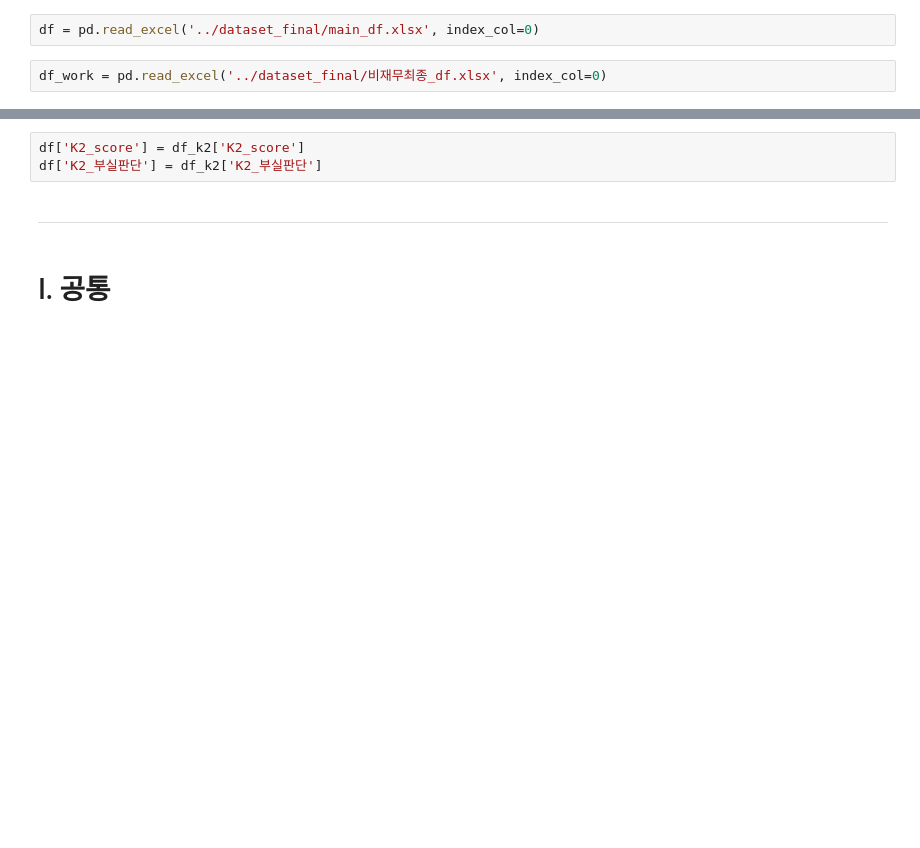
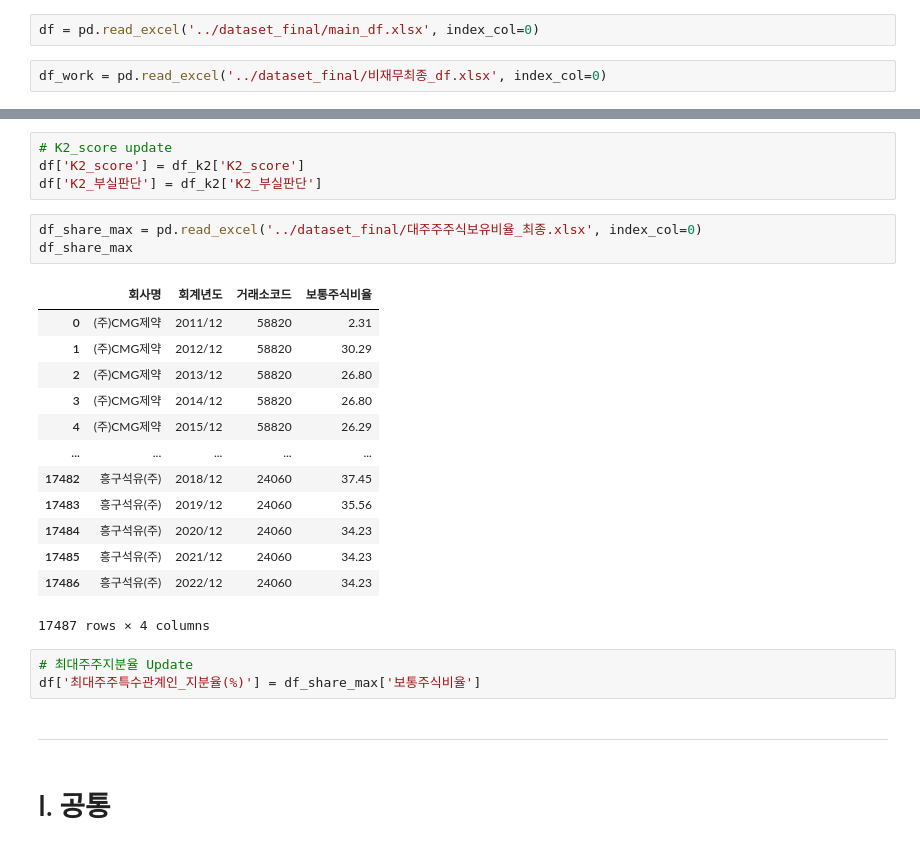
Before and after one commit to ZiNoBae/Hackathon_ubion, a Jupyter notebook: Teamproject_2nd/preprocessing/pre_01.ipynb, the cells around one changed output, grey strips where cells are left out. Cells and saved outputs as stored; diff of their text form; blank space fills up the shorter version.

```diff
--- a/Teamproject_2nd/preprocessing/pre_01.ipynb
+++ b/Teamproject_2nd/preprocessing/pre_01.ipynb
@@ -31,7 +27,28 @@ df_k2
 17487 rows × 9 columns
 # %%
+# K2_score update
 df['K2_score'] = df_k2['K2_score']
 df['K2_부실판단'] = df_k2['K2_부실판단']
+# %%
+df_share_max = pd.read_excel('../dataset_final/대주주주식보유비율_최종.xlsx', index_col=0)
+df_share_max
+# %% [output]
+|  | 회사명 | 회계년도 | 거래소코드 | 보통주식비율 |
+| 0 | (주)CMG제약 | 2011/12 | 58820 | 2.31 |
+| 1 | (주)CMG제약 | 2012/12 | 58820 | 30.29 |
+| 2 | (주)CMG제약 | 2013/12 | 58820 | 26.80 |
+| 3 | (주)CMG제약 | 2014/12 | 58820 | 26.80 |
+| 4 | (주)CMG제약 | 2015/12 | 58820 | 26.29 |
+| ... | ... | ... | ... | ... |
+| 17482 | 흥구석유(주) | 2018/12 | 24060 | 37.45 |
+| 17483 | 흥구석유(주) | 2019/12 | 24060 | 35.56 |
+| 17484 | 흥구석유(주) | 2020/12 | 24060 | 34.23 |
+| 17485 | 흥구석유(주) | 2021/12 | 24060 | 34.23 |
+| 17486 | 흥구석유(주) | 2022/12 | 24060 | 34.23 |
+17487 rows × 4 columns
+# %%
+# 최대주주지분율 Update
+df['최대주주특수관계인_지분율(%)'] = df_share_max['보통주식비율']
 # %% [markdown]
 ---
 # %% [markdown]
```
Also changed, not shown: parts of 43 cells of this notebook, 11 other files.
